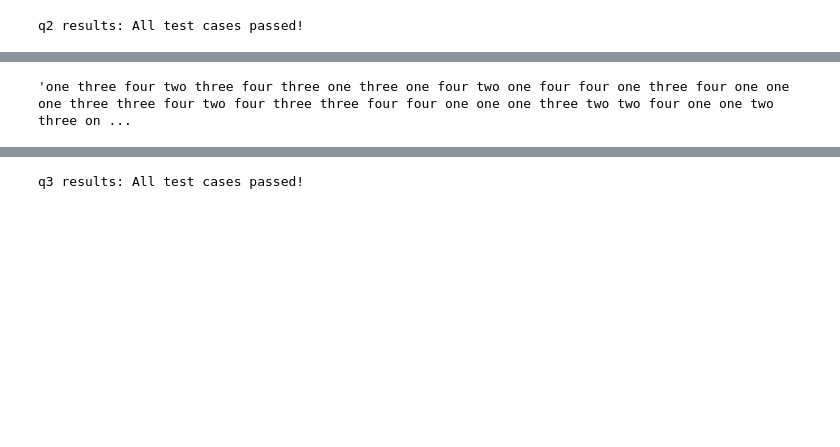
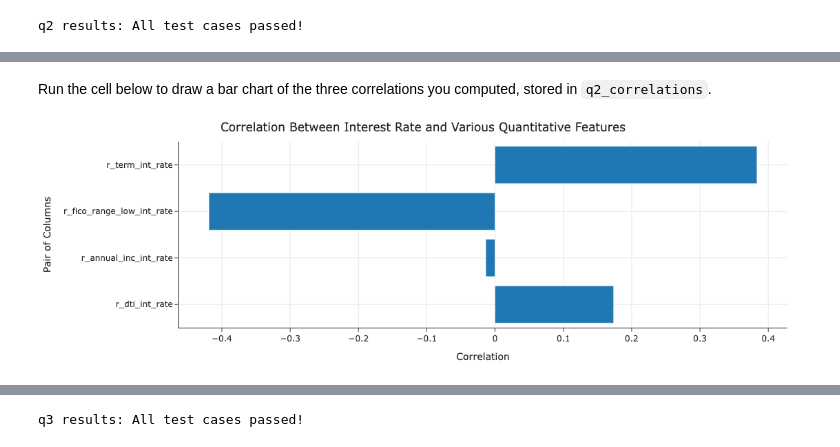
Before and after one commit to selinaz154/loan_application, a Jupyter notebook: project.ipynb, the cells around one changed output, grey strips where cells are left out. Saved outputs shown, nothing was run; the diff lists cells and outputs as text; code cells hidden in the pictures; blank space fills up the shorter version.

```diff
--- a/project.ipynb
+++ b/project.ipynb
@@ -306,0 +421,11 @@ shakes[-3:]
+# %%
+def correlations(df, pairs):
+    result = {}
+
+    for col1, col2 in pairs:
+
+        correlation = df[col1].corr(df[col2])
+
+        result[f'r_{col1}_{col2}'] = correlation
+
+    return pd.Series(result)
@@ -306,0 +434,8 @@ shakes[-3:]
+# %%
+q2_correlations = correlations(loans, [
+    ('dti', 'int_rate'),
+    ('annual_inc', 'int_rate'),
+    ('fico_range_low', 'int_rate'),
+    ('term', 'int_rate')
+])
+q2_correlations
@@ -454,7 +452,13 @@ class UniformLM(object):
-# %%
-# don't change this cell, but do run it -- it is needed for the tests
-tokens = tuple('one one two three one two four'.split())
-unif = UniformLM(tokens)
-unif.sample(100)
-# %% [output]
-'one three four two three four three one three one four two one four four one three four one one one three three four two four three three four four one one one three two two four one one two three on ...
+# %% [markdown]
+Run the cell below to draw a bar chart of the three correlations you computed, stored in `q2_correlations`.
+# %%
+(
+    q2_correlations
+    .plot(kind='barh',
+          title='Correlation Between Interest Rate and Various Quantitative Features',
+          labels={'index': 'Pair of Columns', 'value': 'Correlation'}
+         )
+    .update_layout(showlegend=False)
+)
+# %% [output]
+[figure, added]
```
Also changed, not shown: parts of 142 cells of this notebook, 16 other files.
